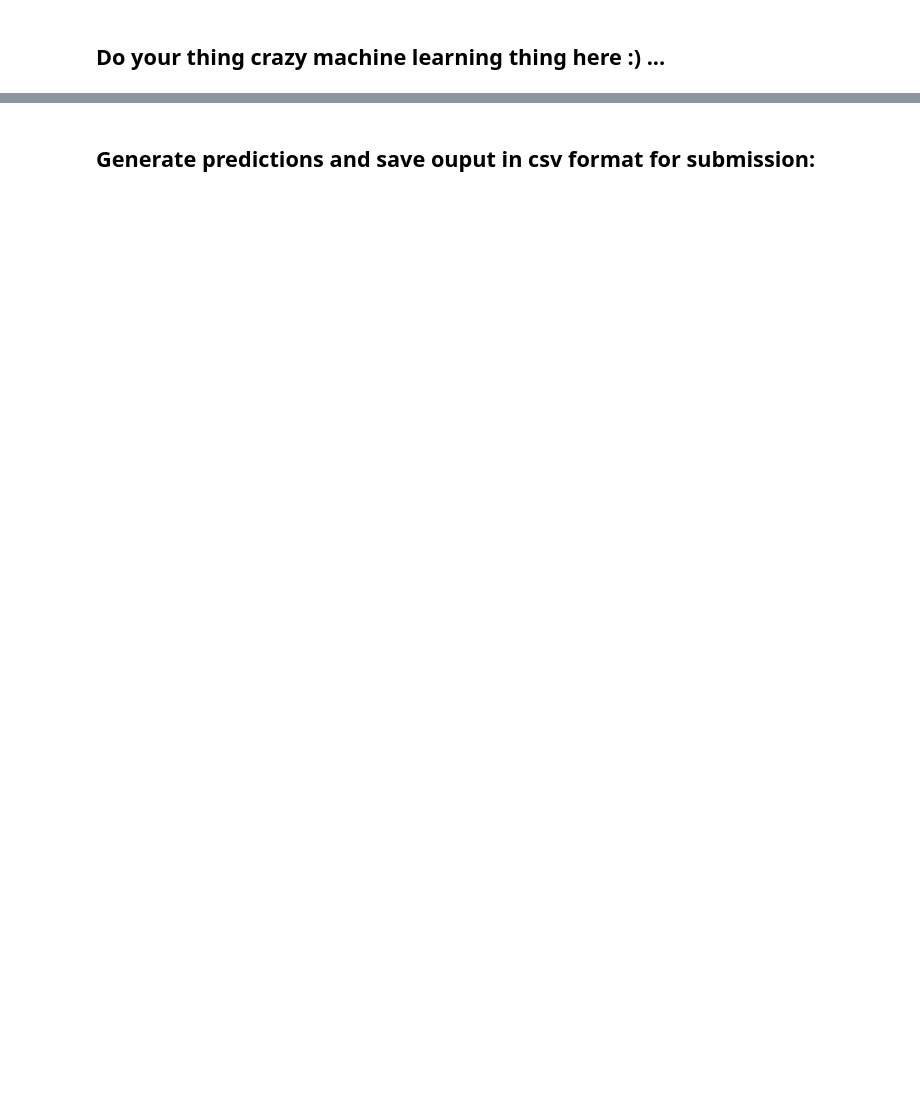
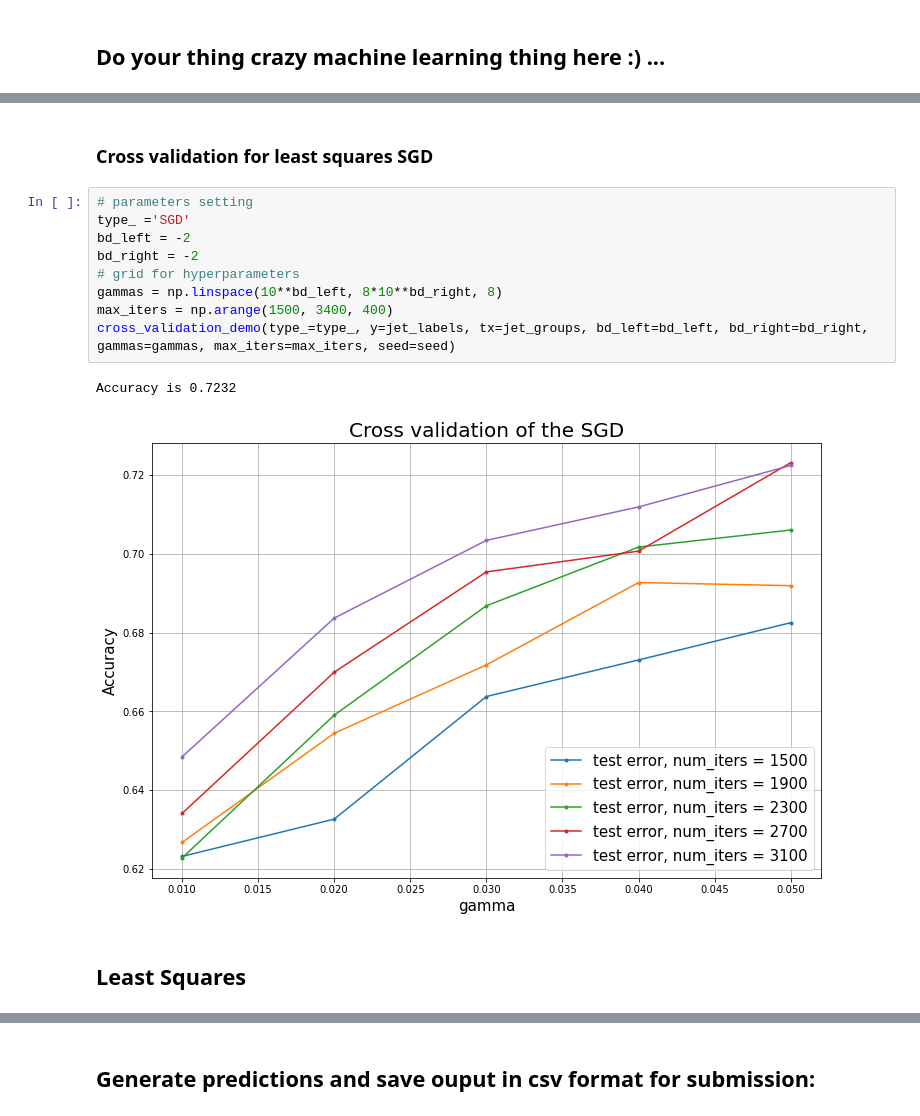
Before and after one commit to SonyaBlinova/ml-project-1-SES, a Jupyter notebook: project1.ipynb, the cells around one changed output, grey strips where cells are left out. Cells and saved outputs as stored; diff of their text form; blank space fills up the shorter version.

```diff
--- a/project1.ipynb
+++ b/project1.ipynb
@@ -134,0 +123,16 @@ Text(33.0, 0.5, 'expected')
+# %% [markdown]
+### Cross validation for least squares SGD
+# %%
+# parameters setting
+type_ ='SGD'
+bd_left = -2
+bd_right = -2
+# grid for hyperparameters
+gammas = np.linspace(10**bd_left, 8*10**bd_right, 8)
+max_iters = np.arange(1500, 3400, 400)
+cross_validation_demo(type_=type_, y=jet_labels, tx=jet_groups, bd_left=bd_left, bd_right=bd_right, gammas=gammas, max_iters=max_iters, seed=seed)
+# %% [output]
+Accuracy is 0.7232
+[figure, added]
+# %% [markdown]
+## Least Squares
```
Also changed, not shown: parts of 58 cells of this notebook, 7 other files.
